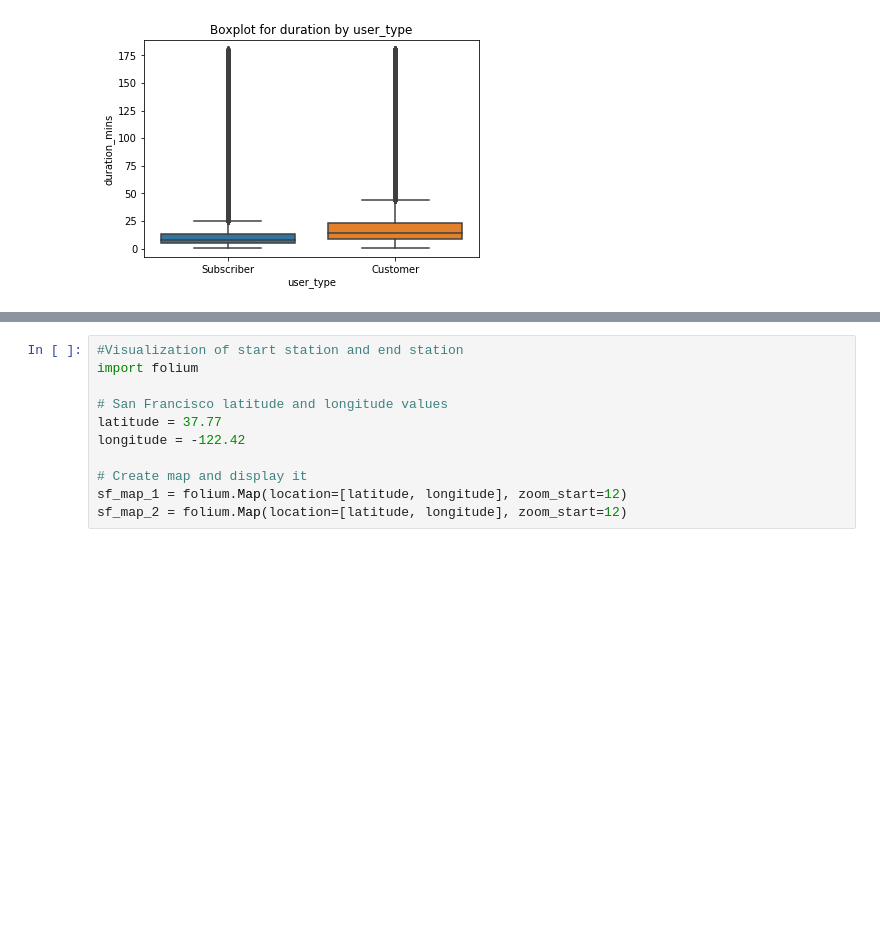
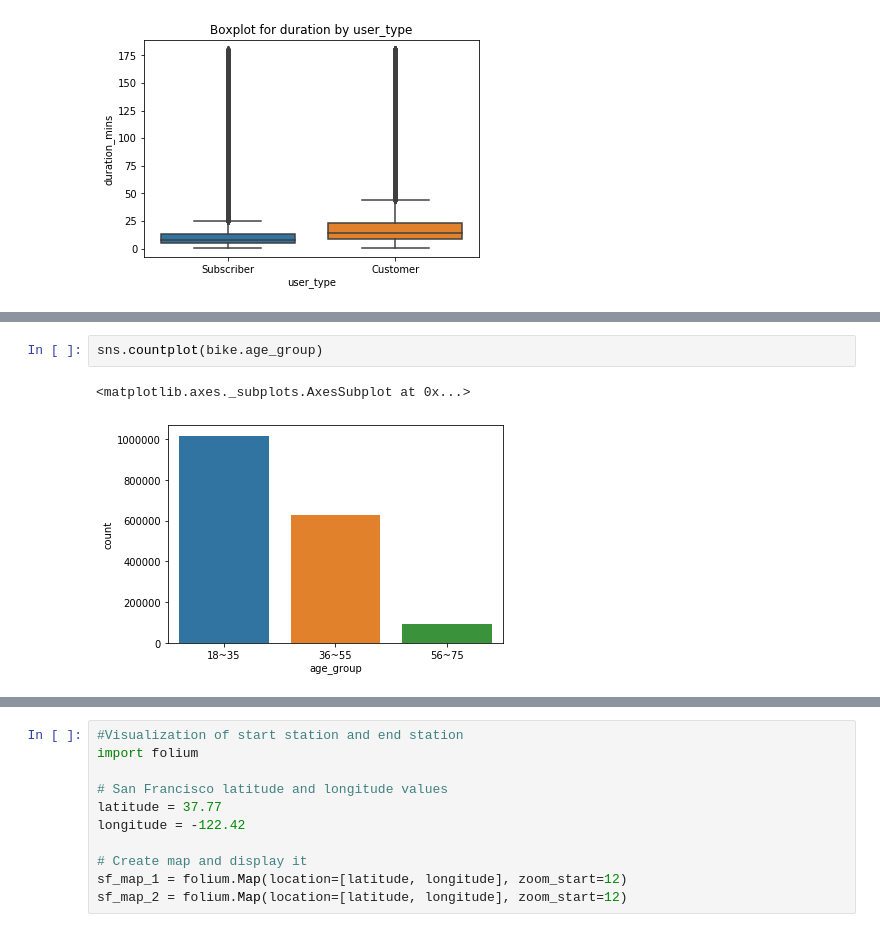
Before and after one commit to amanda1210/Bike_Sharing_Analysis, a Jupyter notebook: Bikesharing Visualization.ipynb, the cells around one changed output, grey strips where cells are left out. Saved outputs shown, nothing was run; the diff lists cells and outputs as text; blank space fills up the shorter version.

```diff
--- a/Bikesharing Visualization.ipynb
+++ b/Bikesharing Visualization.ipynb
@@ -295,3 +317,8 @@ In this image, we can see the median duration for female is higher than other ge
+# %%
+sns.countplot(bike.age_group)
+# %% [output]
+<matplotlib.axes._subplots.AxesSubplot at 0x...>
+[figure, added]
 # %%
 # Check the duration for different age group
 sns.barplot(data=bike, x='age_group', y='duration_mins')
```
Also changed, not shown: parts of 14 cells of this notebook, 3 other files.
